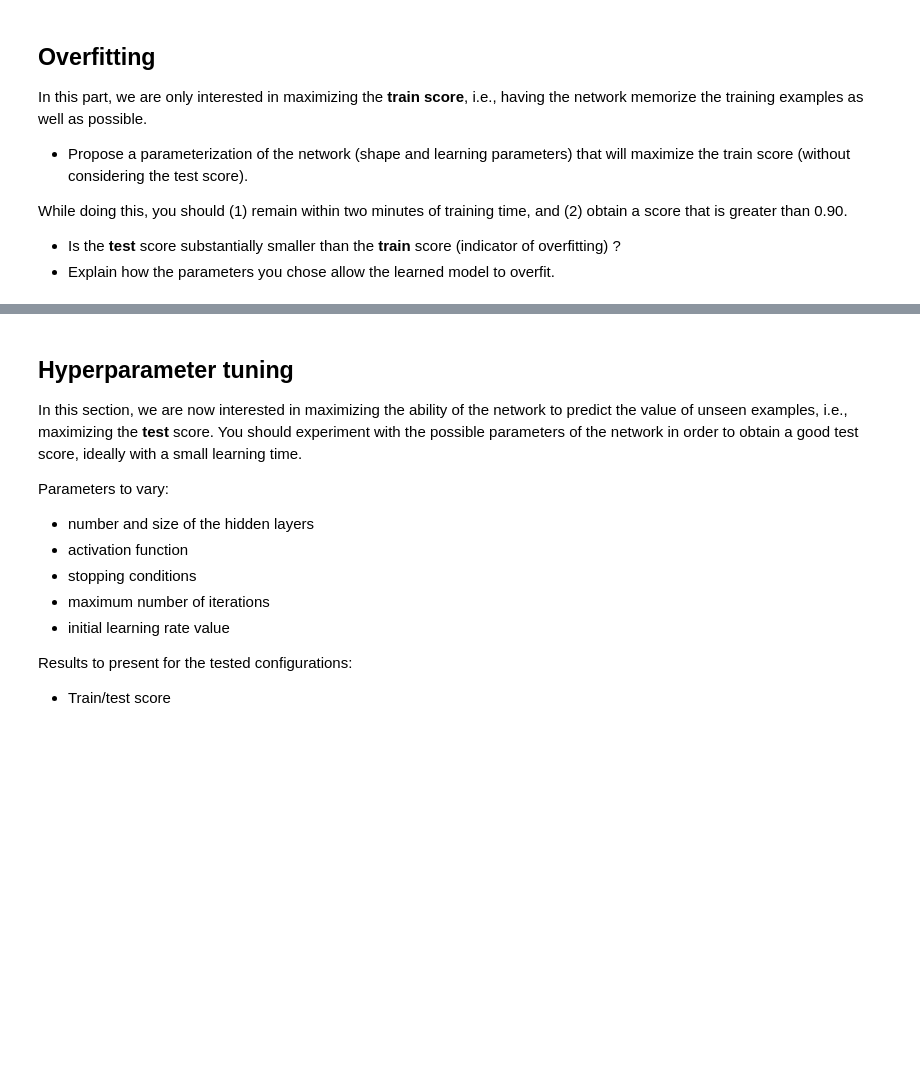
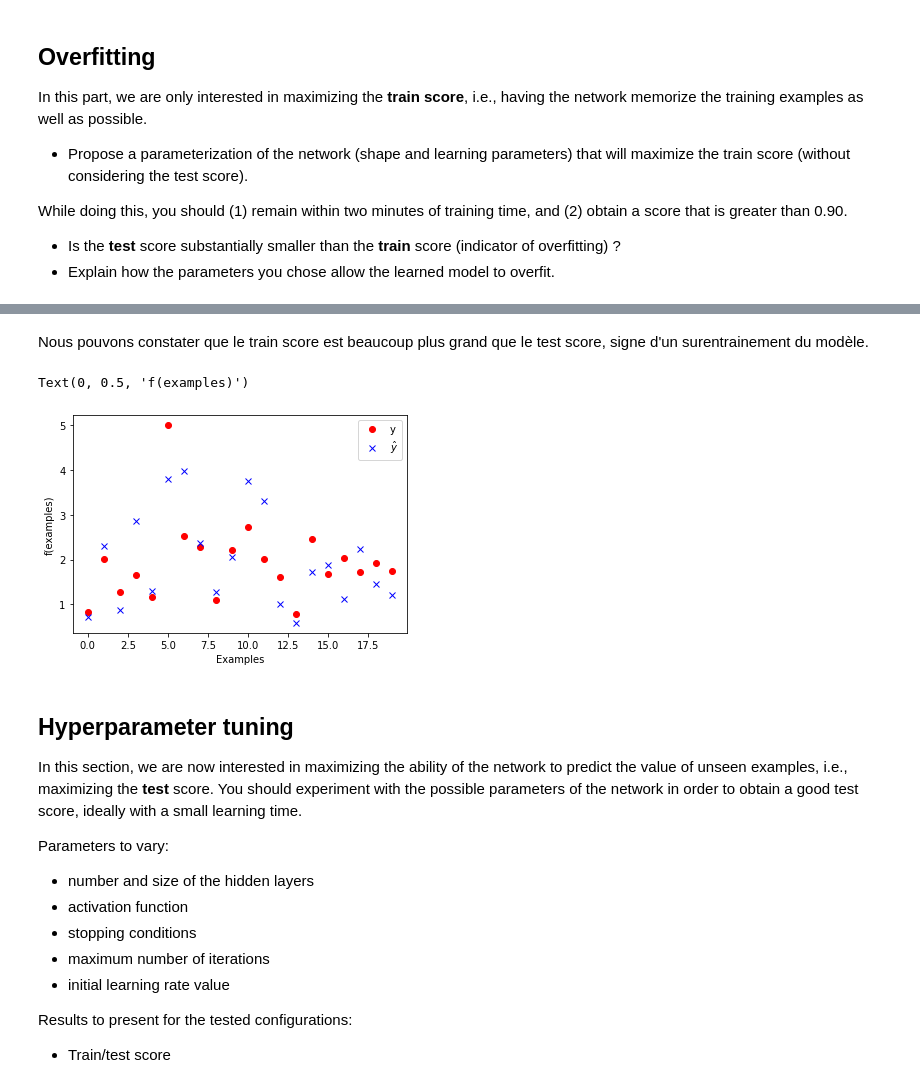
Before and after one commit to Quintus618/Apprentissage-supervis--2022, a Jupyter notebook: mlp.ipynb, the cells around one changed output, grey strips where cells are left out. Saved outputs shown, nothing was run; the diff lists cells and outputs as text; code cells hidden in the pictures; blank space fills up the shorter version.

Commit message:
TP3 quasi fini, décrire les params overfitting

```diff
--- a/mlp.ipynb
+++ b/mlp.ipynb
@@ -148,6 +155,15 @@ While doing this, you should (1) remain within two minutes of training time, and
 # %%
-# TODO
+# Nous avons décidé de ne pas toucher au solveur de base qui, par défaut est adam, une sorte de descente de gradient
+# stochastique comme étudiée dans le précédent notebook même si avec le solveur lbfgs nous avions de très bons résultats
 from sklearn.neural_network import MLPRegressor
-mlp = MLPRegressor(max_iter=3000, random_state=1, shuffle=False, solver='lbfgs', activation='tanh',hidden_layer_sizes=(100,100)) # define the model, with default params
+mlp = MLPRegressor(max_iter=3000,
+                   random_state=1,
+                   shuffle=True,
+                   activation='tanh',
+                   alpha=1e-7,
+                   learning_rate_init=1e-2,
+                   tol=1e-7,
+                   n_iter_no_change = 80,
+                   hidden_layer_sizes=(100,100)) # define the model, with default params
 mlp.fit(X_train_scaled, y_train) # train the MLP
 # %% [output]
@@ -174,3 +187,17 @@ AttributeError: 'MLPRegressor' object has no attribute 'loss_curve_'
+# %% [markdown]
+Nous pouvons constater que le train score est beaucoup plus grand que le test score, signe d'un surentrainement du modèle.
+# %%
+# Plot the results
+num_samples_to_plot = 20
+plt.plot(y_test[0:num_samples_to_plot], 'ro', label='y')
+yw = mlp.predict(X_test_scaled)
+plt.plot(yw[0:num_samples_to_plot], 'bx', label='$\hat{y}$')
+plt.legend()
+plt.xlabel("Examples")
+plt.ylabel("f(examples)")
+# %% [output]
+Text(0, 0.5, 'f(examples)')
+[figure, added]
 # %% [markdown]
 ## Hyperparameter tuning
 
```
Also changed, not shown: parts of 23 cells of this notebook, 4 other files.
